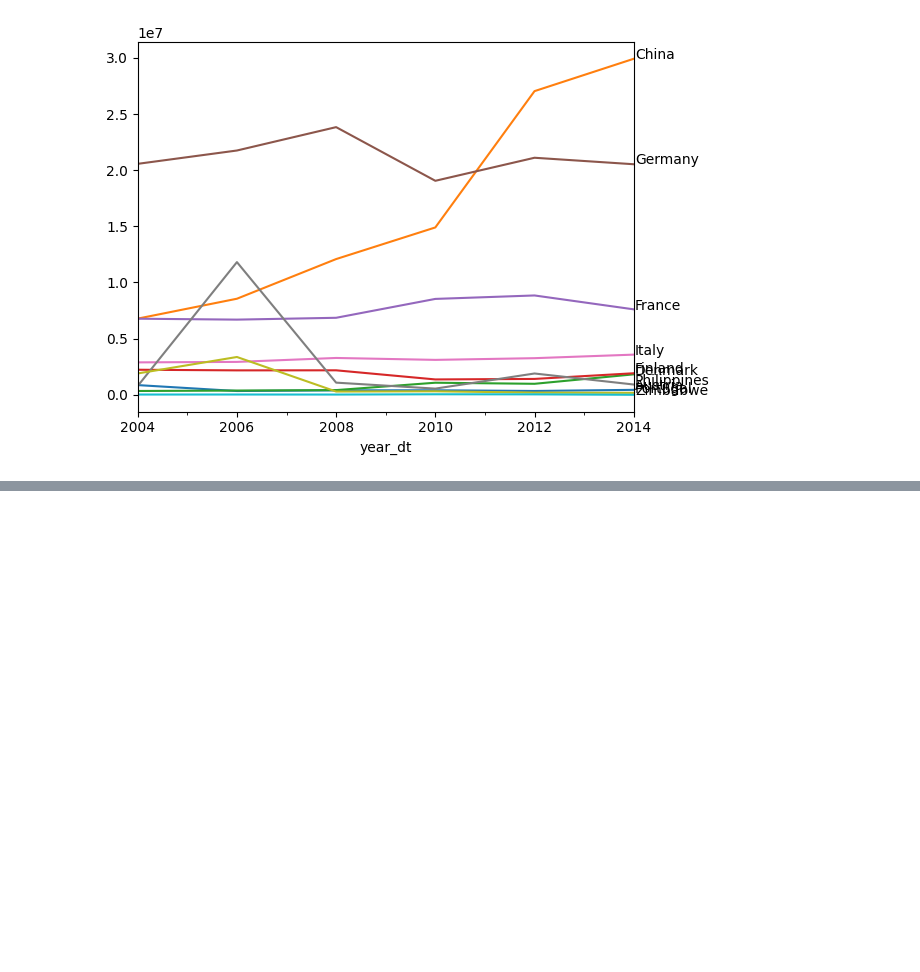
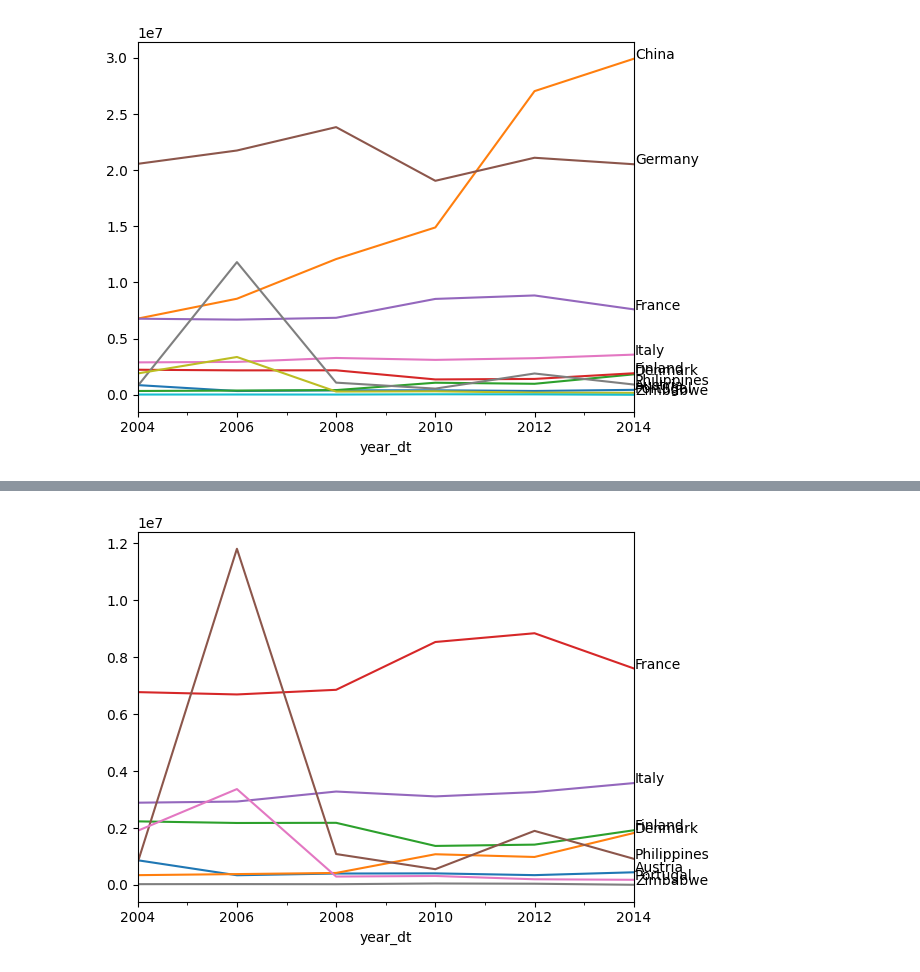
Before and after one commit to ZHONGHOIHUNG/data2, a Jupyter notebook: data_introduction/assessment presentation.ipynb, the cells around one changed output, grey strips where cells are left out. Saved outputs shown, nothing was run; the diff lists cells and outputs as text; code cells hidden in the pictures; blank space fills up the shorter version.

```diff
--- a/data_introduction/assessment presentation.ipynb
+++ b/data_introduction/assessment presentation.ipynb
@@ -58,3 +58,17 @@ for country, df in penalty_data.set_index("year_dt").groupby("Country or Area"):
         pass
 # %% [output]
 [figure]
+# %%
+import matplotlib
+import matplotlib.pyplot as plt
+import numpy as np
+import pandas as pd
+import os
+from datetime import datetime
+%matplotlib inline
+filepath = "2.csv"
+
+
+penalty_data = pd.read_csv(filepath)
+print("done")
+penalty_data.head(88)
@@ -60,0 +94,21 @@ for country, df in penalty_data.set_index("year_dt").groupby("Country or Area"):
+# %%
+def make_date(year):
+    try:
+        return datetime(year=int(year), month=6, day=1)
+    except:
+        print("bad year data:", year, type(year))
+        return None
+penalty_data["year_dt"] = penalty_data.Year.apply(make_date)
+fig, ax = plt.subplots()
+for country, df in penalty_data.set_index("year_dt").groupby("Country or Area"):
+    df.Value.plot()
+    try:
+        ax.annotate(
+            country,
+            xy=(df.index.max(), df.Value[pd.Series(df.index).idxmax()]),
+            xytext=(1, 0), textcoords='offset points',
+        )
+    except:
+        pass
+# %% [output]
+[figure, added]
```
Also changed, not shown: parts of 4 cells of this notebook.
